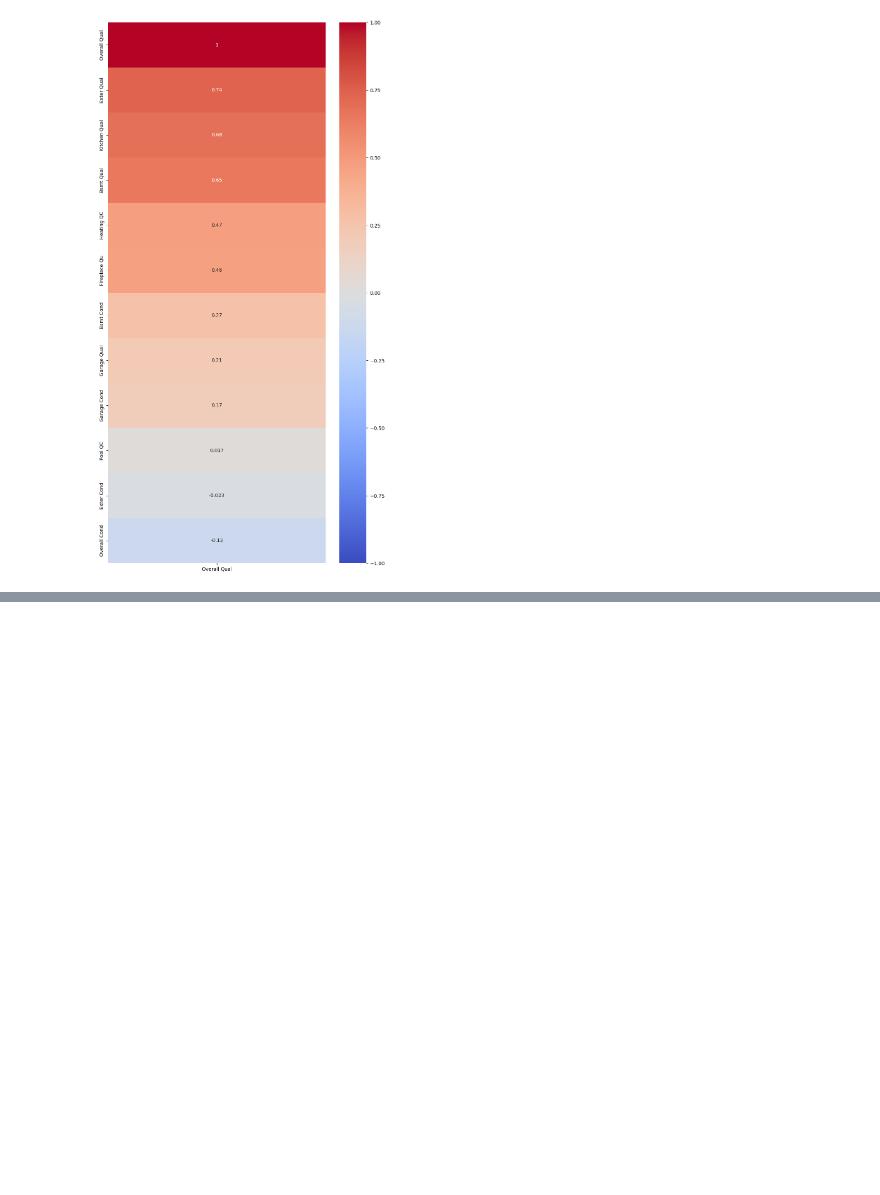
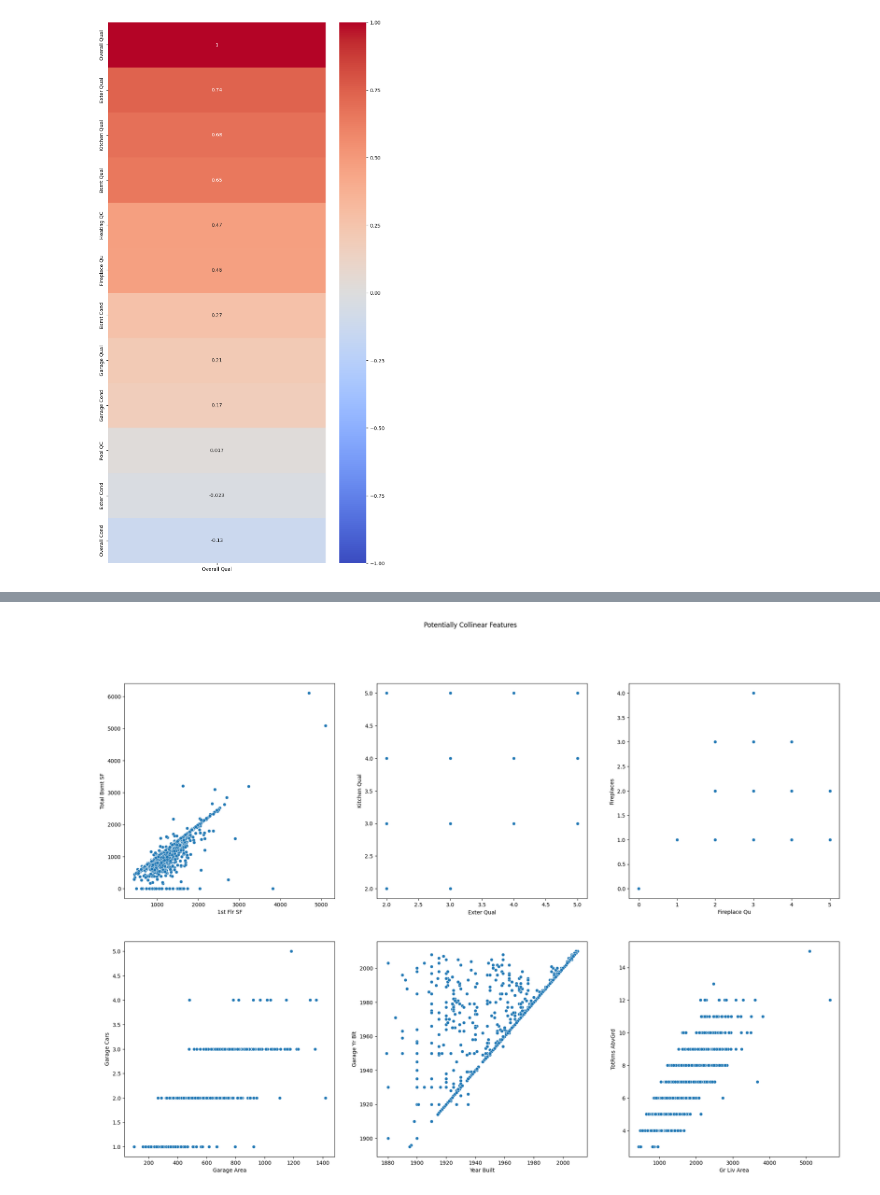
Before and after one commit to dmehta94/project-2-ames-housing-prediction, a Jupyter notebook: code/Project-2-Deval.ipynb, the cells around one changed output, grey strips where cells are left out. Drawn from its saved outputs; the diff is of its cells as text; code cells hidden in the pictures; blank space fills up the shorter version.

```diff
--- a/code/Project-2-Deval.ipynb
+++ b/code/Project-2-Deval.ipynb
@@ -635,0 +606,19 @@ sns.heatmap(ames_training_qual_and_cond.corr(numeric_only = True)[['Overall Qual
+# %%
+# Use sns.pairplot() to check visually for colinearity or a polynomial dependence
+plt.figure(figsize = (24,16))
+plt.suptitle('Potentially Collinear Features')
+plt.subplot(2,3,1)
+sns.scatterplot(data = ames_training, x = '1st Flr SF', y = 'Total Bsmt SF')
+plt.subplot(2,3,2)
+sns.scatterplot(data = ames_training, x = 'Exter Qual', y = 'Kitchen Qual')
+plt.subplot(2,3,3)
+sns.scatterplot(data = ames_training, x = 'Fireplace Qu', y = 'Fireplaces')
+plt.subplot(2,3,4)
+sns.scatterplot(data = ames_training, x = 'Garage Area', y = 'Garage Cars')
+plt.subplot(2,3,5)
+sns.scatterplot(data = ames_training, x = 'Year Built', y = 'Garage Yr Blt')
+plt.subplot(2,3,6)
+sns.scatterplot(data = ames_training, x = 'Gr Liv Area', y = 'TotRms AbvGrd')
+plt.savefig('../images/potentially_collinear_features.png', dpi = 300);
+# %% [output]
+[figure, added]
```
Also changed, not shown: parts of 66 cells of this notebook, 13 other files.
